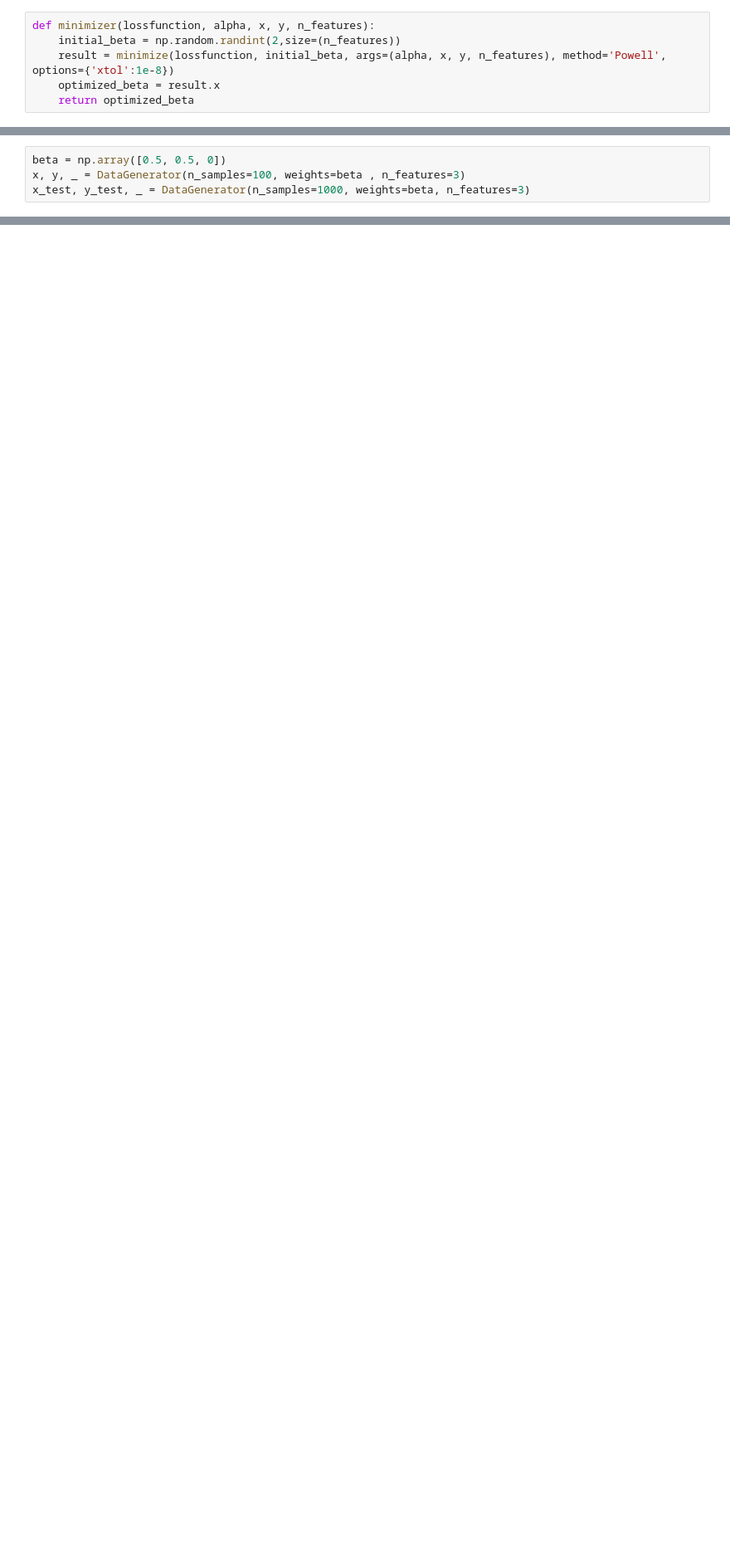
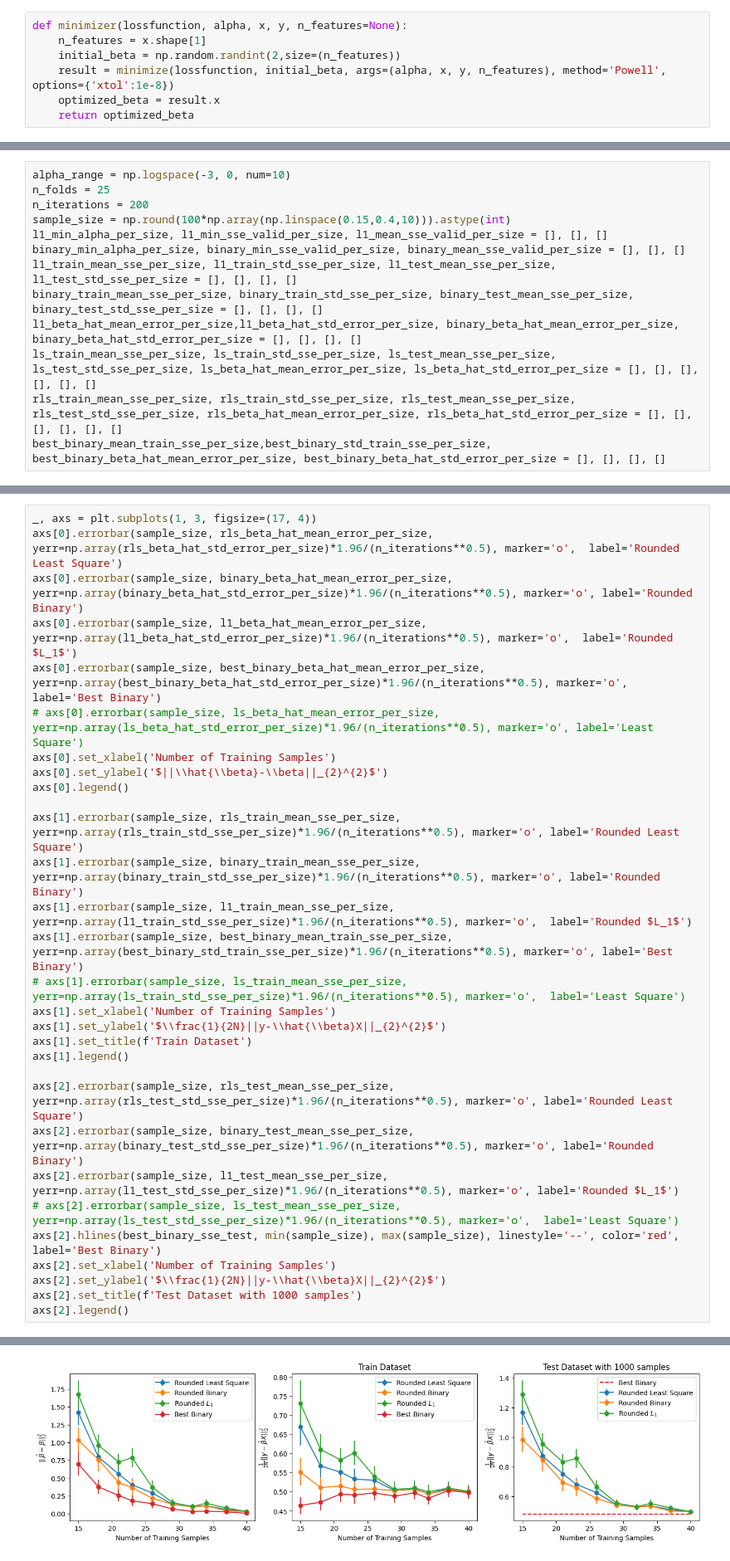
Before and after one commit to shahrzaddii/https---github.com-shahrzaddii-Sparsity, a Jupyter notebook: Binary Estimation Tutorial.ipynb, the cells around one changed output, grey strips where cells are left out. Shown at 83% size. Saved outputs shown, nothing was run; the diff lists cells and outputs as text; blank space fills up the shorter version.

```diff
--- a/Binary Estimation Tutorial.ipynb
+++ b/Binary Estimation Tutorial.ipynb
@@ -45,7 +63,8 @@ def leastsquare(x, y):
 # %% [markdown]
 # Optimizer
 # %%
-def minimizer(lossfunction, alpha, x, y, n_features):
+def minimizer(lossfunction, alpha, x, y, n_features=None):
+    n_features = x.shape[1]
     initial_beta = np.random.randint(2,size=(n_features))
     result = minimize(lossfunction, initial_beta, args=(alpha, x, y, n_features), method='Powell', options={'xtol':1e-8})
     optimized_beta = result.x
@@ -378,4 +103,0 @@ x_3&=x_1 + x_2
-# %%
-beta = np.array([0.5, 0.5, 0])
-x, y, _ = DataGenerator(n_samples=100, weights=beta , n_features=3)
-x_test, y_test, _ = DataGenerator(n_samples=1000, weights=beta, n_features=3)
@@ -496,0 +178,13 @@ axs[1].legend()
+# %%
+alpha_range = np.logspace(-3, 0, num=10)
+n_folds = 25
+n_iterations = 200
+sample_size = np.round(100*np.array(np.linspace(0.15,0.4,10))).astype(int)
+l1_min_alpha_per_size, l1_min_sse_valid_per_size, l1_mean_sse_valid_per_size = [], [], []
+binary_min_alpha_per_size, binary_min_sse_valid_per_size, binary_mean_sse_valid_per_size = [], [], []
+l1_train_mean_sse_per_size, l1_train_std_sse_per_size, l1_test_mean_sse_per_size, l1_test_std_sse_per_size = [], [], [], []
+binary_train_mean_sse_per_size, binary_train_std_sse_per_size, binary_test_mean_sse_per_size, binary_test_std_sse_per_size = [], [], [], []
+l1_beta_hat_mean_error_per_size,l1_beta_hat_std_error_per_size, binary_beta_hat_mean_error_per_size, binary_beta_hat_std_error_per_size = [], [], [], []
+ls_train_mean_sse_per_size, ls_train_std_sse_per_size, ls_test_mean_sse_per_size, ls_test_std_sse_per_size, ls_beta_hat_mean_error_per_size, ls_beta_hat_std_error_per_size = [], [], [], [], [], []
+rls_train_mean_sse_per_size, rls_train_std_sse_per_size, rls_test_mean_sse_per_size, rls_test_std_sse_per_size, rls_beta_hat_mean_error_per_size, rls_beta_hat_std_error_per_size = [], [], [], [], [], []
+best_binary_mean_train_sse_per_size,best_binary_std_train_sse_per_size, best_binary_beta_hat_mean_error_per_size, best_binary_beta_hat_std_error_per_size = [], [], [], []
@@ -496,0 +272,31 @@ axs[1].legend()
+# %%
+_, axs = plt.subplots(1, 3, figsize=(17, 4))
+axs[0].errorbar(sample_size, rls_beta_hat_mean_error_per_size, yerr=np.array(rls_beta_hat_std_error_per_size)*1.96/(n_iterations**0.5), marker='o',  label='Rounded Least Square')
+axs[0].errorbar(sample_size, binary_beta_hat_mean_error_per_size, yerr=np.array(binary_beta_hat_std_error_per_size)*1.96/(n_iterations**0.5), marker='o', label='Rounded Binary')
+axs[0].errorbar(sample_size, l1_beta_hat_mean_error_per_size, yerr=np.array(l1_beta_hat_std_error_per_size)*1.96/(n_iterations**0.5), marker='o',  label='Rounded $L_1$')
+axs[0].errorbar(sample_size, best_binary_beta_hat_mean_error_per_size, yerr=np.array(best_binary_beta_hat_std_error_per_size)*1.96/(n_iterations**0.5), marker='o',  label='Best Binary')
+# axs[0].errorbar(sample_size, ls_beta_hat_mean_error_per_size, yerr=np.array(ls_beta_hat_std_error_per_size)*1.96/(n_iterations**0.5), marker='o', label='Least Square')
+axs[0].set_xlabel('Number of Training Samples')
+axs[0].set_ylabel('$||\\hat{\\beta}-\\beta||_{2}^{2}$')
+axs[0].legend()
+
+axs[1].errorbar(sample_size, rls_train_mean_sse_per_size, yerr=np.array(rls_train_std_sse_per_size)*1.96/(n_iterations**0.5), marker='o', label='Rounded Least Square')
+axs[1].errorbar(sample_size, binary_train_mean_sse_per_size, yerr=np.array(binary_train_std_sse_per_size)*1.96/(n_iterations**0.5), marker='o', label='Rounded Binary')
+axs[1].errorbar(sample_size, l1_train_mean_sse_per_size, yerr=np.array(l1_train_std_sse_per_size)*1.96/(n_iterations**0.5), marker='o',  label='Rounded $L_1$')
+axs[1].errorbar(sample_size, best_binary_mean_train_sse_per_size, yerr=np.array(best_binary_std_train_sse_per_size)*1.96/(n_iterations**0.5), marker='o', label='Best Binary')
+# axs[1].errorbar(sample_size, ls_train_mean_sse_per_size, yerr=np.array(ls_train_std_sse_per_size)*1.96/(n_iterations**0.5), marker='o',  label='Least Square')
+axs[1].set_xlabel('Number of Training Samples')
+axs[1].set_ylabel('$\\frac{1}{2N}||y-\\hat{\\beta}X||_{2}^{2}$')
+axs[1].set_title(f'Train Dataset')
+axs[1].legend()
+
+axs[2].errorbar(sample_size, rls_test_mean_sse_per_size, yerr=np.array(rls_test_std_sse_per_size)*1.96/(n_iterations**0.5), marker='o', label='Rounded Least Square')
+axs[2].errorbar(sample_size, binary_test_mean_sse_per_size, yerr=np.array(binary_test_std_sse_per_size)*1.96/(n_iterations**0.5), marker='o', label='Rounded Binary')
+axs[2].errorbar(sample_size, l1_test_mean_sse_per_size, yerr=np.array(l1_test_std_sse_per_size)*1.96/(n_iterations**0.5), marker='o', label='Rounded $L_1$')
+# axs[2].errorbar(sample_size, ls_test_mean_sse_per_size, yerr=np.array(ls_test_std_sse_per_size)*1.96/(n_iterations**0.5), marker='o',  label='Least Square')
+axs[2].hlines(best_binary_sse_test, min(sample_size), max(sample_size), linestyle='--', color='red', label='Best Binary')
+axs[2].set_xlabel('Number of Training Samples')
+axs[2].set_ylabel('$\\frac{1}{2N}||y-\\hat{\\beta}X||_{2}^{2}$')
+axs[2].set_title(f'Test Dataset with 1000 samples')
+axs[2].legend()
+# %% [output]
@@ -496,0 +304 @@ axs[1].legend()
+[figure, added]
```
Also changed, not shown: parts of 47 cells of this notebook.
